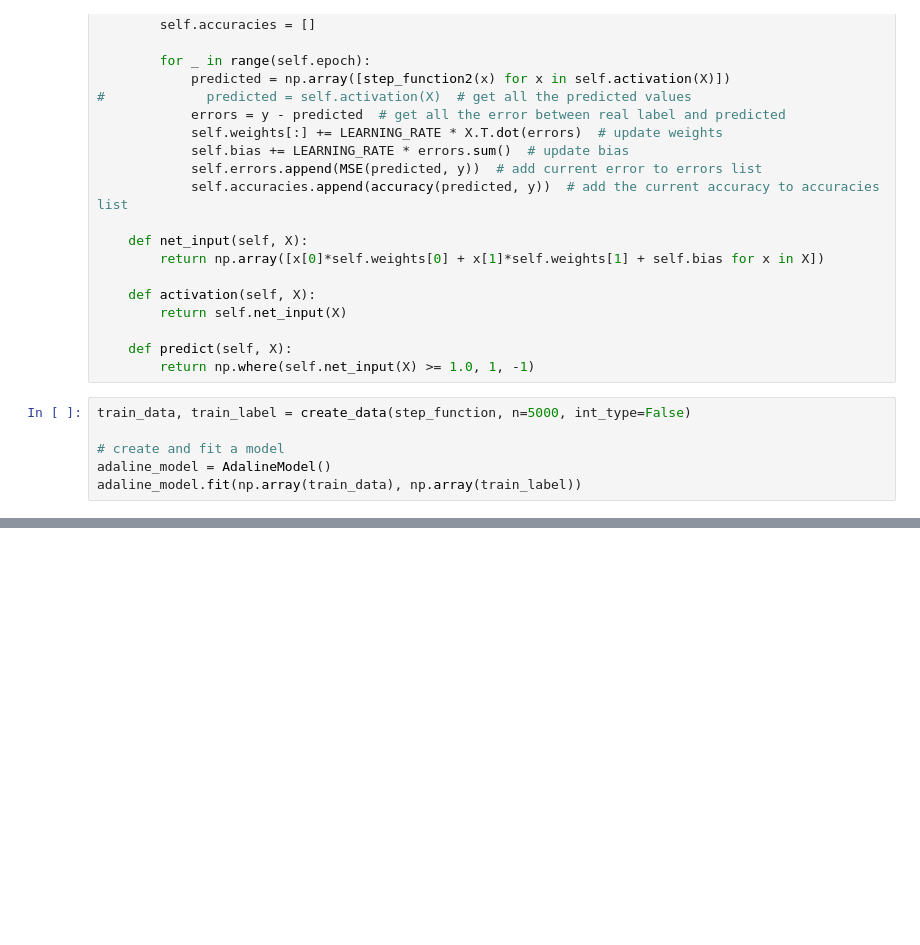
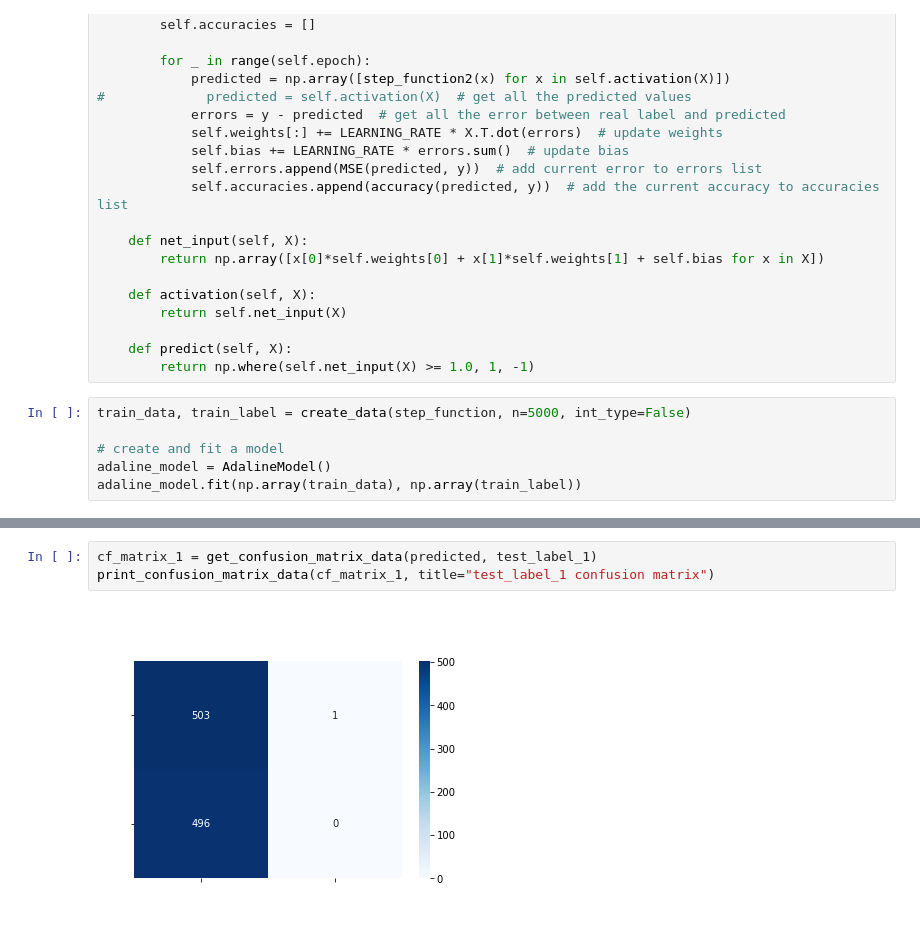
Before and after one commit to kggold4/intro-neural-computation-project-1, a Jupyter notebook: Adaline_Part_A_and_B.ipynb, the cells around one changed output, grey strips where cells are left out. Drawn from its saved outputs; the diff is of its cells as text; blank space fills up the shorter version.

```diff
--- a/Adaline_Part_A_and_B.ipynb
+++ b/Adaline_Part_A_and_B.ipynb
@@ -233,0 +311,5 @@ Accuracy for test_data_1: 0.875
+# %%
+cf_matrix_1 = get_confusion_matrix_data(predicted, test_label_1)
+print_confusion_matrix_data(cf_matrix_1, title="test_label_1 confusion matrix")
+# %% [output]
+[figure, added]
```
Also changed, not shown: parts of 12 cells of this notebook, 1 other file.
